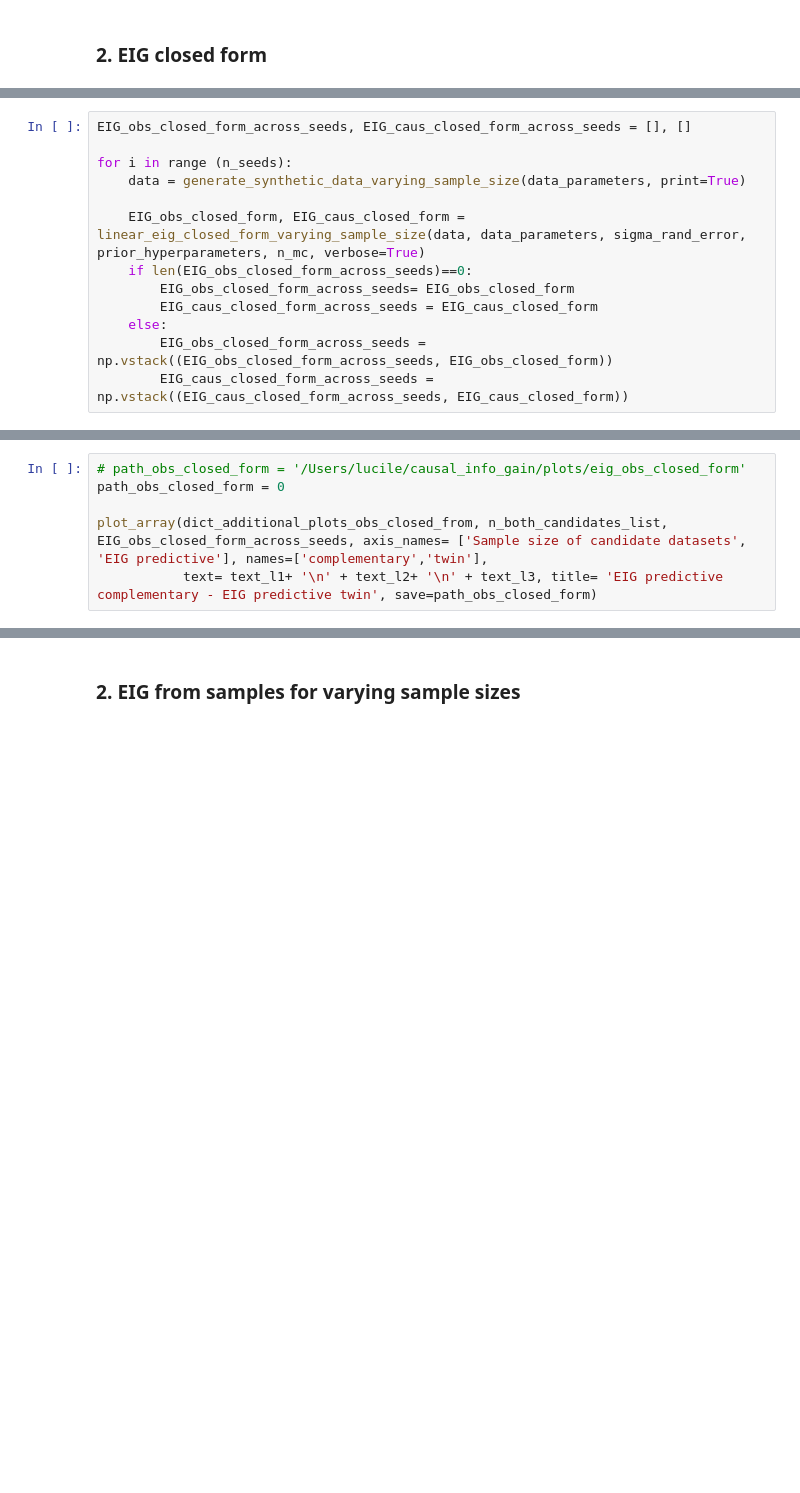
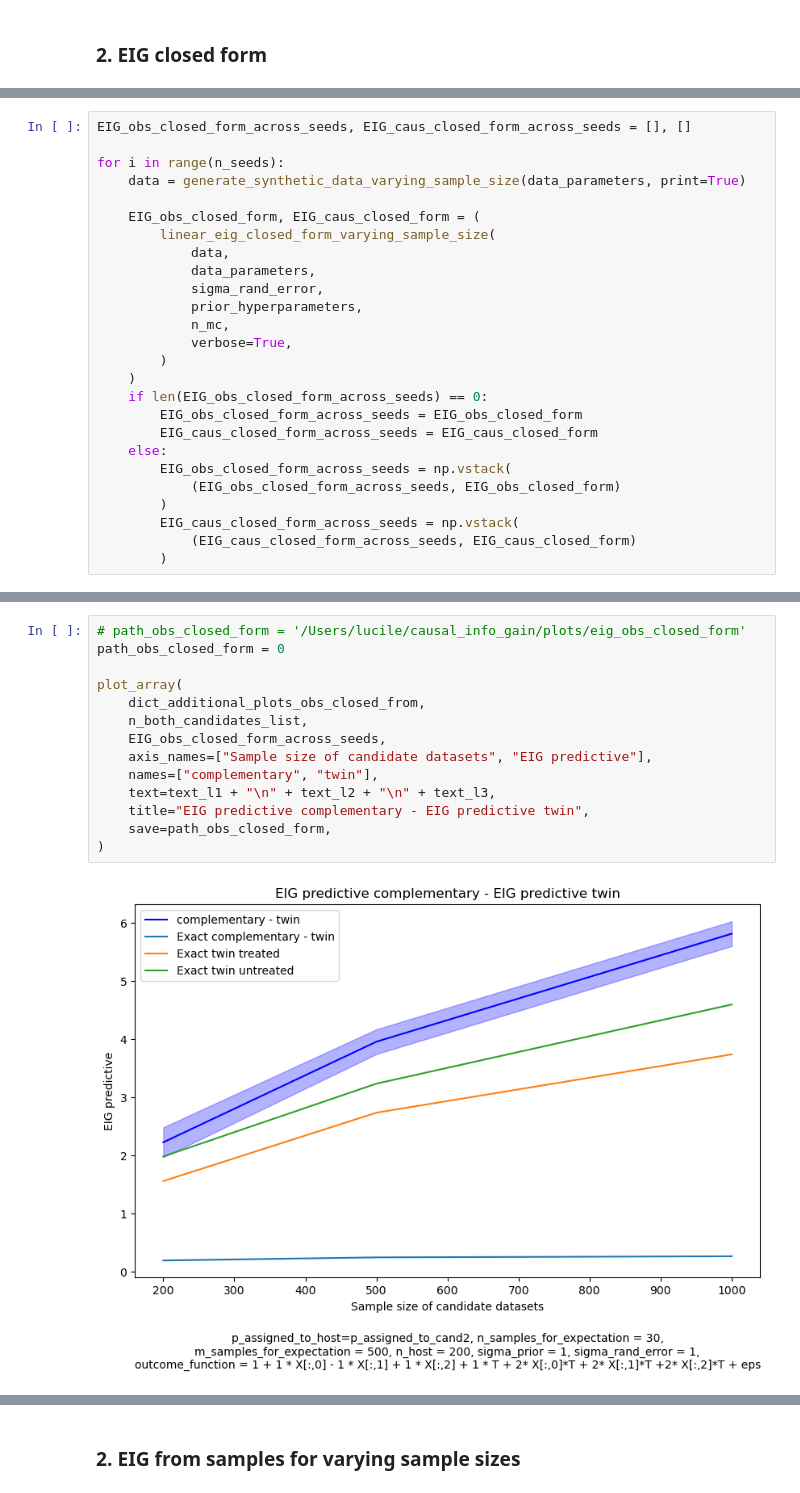
Before and after one commit to LucileTerminassian/causal_prospective_merge, a Jupyter notebook: notebooks/linear_synthetic.ipynb, the cells around one changed output, grey strips where cells are left out. Drawn from its saved outputs; the diff is of its cells as text; blank space fills up the shorter version.

```diff
--- a/notebooks/linear_synthetic.ipynb
+++ b/notebooks/linear_synthetic.ipynb
@@ -91,13 +156,26 @@ else:
 # %%
 EIG_obs_closed_form_across_seeds, EIG_caus_closed_form_across_seeds = [], []
 
-for i in range (n_seeds):
+for i in range(n_seeds):
     data = generate_synthetic_data_varying_sample_size(data_parameters, print=True)
 
-    EIG_obs_closed_form, EIG_caus_closed_form = linear_eig_closed_form_varying_sample_size(data, data_parameters, sigma_rand_error, prior_hyperparameters, n_mc, verbose=True)
-    if len(EIG_obs_closed_form_across_seeds)==0:
-        EIG_obs_closed_form_across_seeds= EIG_obs_closed_form
+    EIG_obs_closed_form, EIG_caus_closed_form = (
+        linear_eig_closed_form_varying_sample_size(
+            data,
+            data_parameters,
+            sigma_rand_error,
+            prior_hyperparameters,
+            n_mc,
+            verbose=True,
+        )
+    )
+    if len(EIG_obs_closed_form_across_seeds) == 0:
+        EIG_obs_closed_form_across_seeds = EIG_obs_closed_form
         EIG_caus_closed_form_across_seeds = EIG_caus_closed_form
     else:
-        EIG_obs_closed_form_across_seeds = np.vstack((EIG_obs_closed_form_across_seeds, EIG_obs_closed_form))
-        EIG_caus_closed_form_across_seeds = np.vstack((EIG_caus_closed_form_across_seeds, EIG_caus_closed_form))
+        EIG_obs_closed_form_across_seeds = np.vstack(
+            (EIG_obs_closed_form_across_seeds, EIG_obs_closed_form)
+        )
+        EIG_caus_closed_form_across_seeds = np.vstack(
+            (EIG_caus_closed_form_across_seeds, EIG_caus_closed_form)
+        )
@@ -104,9 +200,19 @@ for i in range (n_seeds):
 # %%
 # path_obs_closed_form = '/Users/lucile/causal_info_gain/plots/eig_obs_closed_form'
 path_obs_closed_form = 0
 
-plot_array(dict_additional_plots_obs_closed_from, n_both_candidates_list, EIG_obs_closed_form_across_seeds, axis_names= ['Sample size of candidate datasets', 'EIG predictive'], names=['complementary','twin'],
-           text= text_l1+ '\n' + text_l2+ '\n' + text_l3, title= 'EIG predictive complementary - EIG predictive twin', save=path_obs_closed_form)
+plot_array(
+    dict_additional_plots_obs_closed_from,
+    n_both_candidates_list,
+    EIG_obs_closed_form_across_seeds,
+    axis_names=["Sample size of candidate datasets", "EIG predictive"],
+    names=["complementary", "twin"],
+    text=text_l1 + "\n" + text_l2 + "\n" + text_l3,
+    title="EIG predictive complementary - EIG predictive twin",
+    save=path_obs_closed_form,
+)
+# %% [output]
+[figure, added]
 # %%
 # path_caus_closed_form = '/Users/lucile/causal_info_gain/plots/eig_caus_closed_form'
 path_caus_closed_form = 0
```
Also changed, not shown: parts of 15 cells of this notebook, 6 other files.
